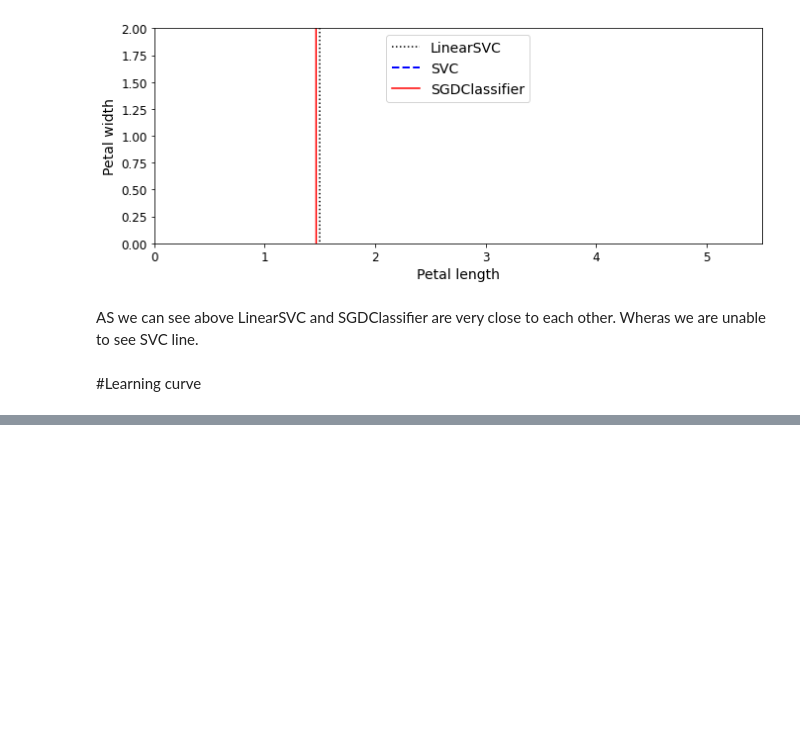
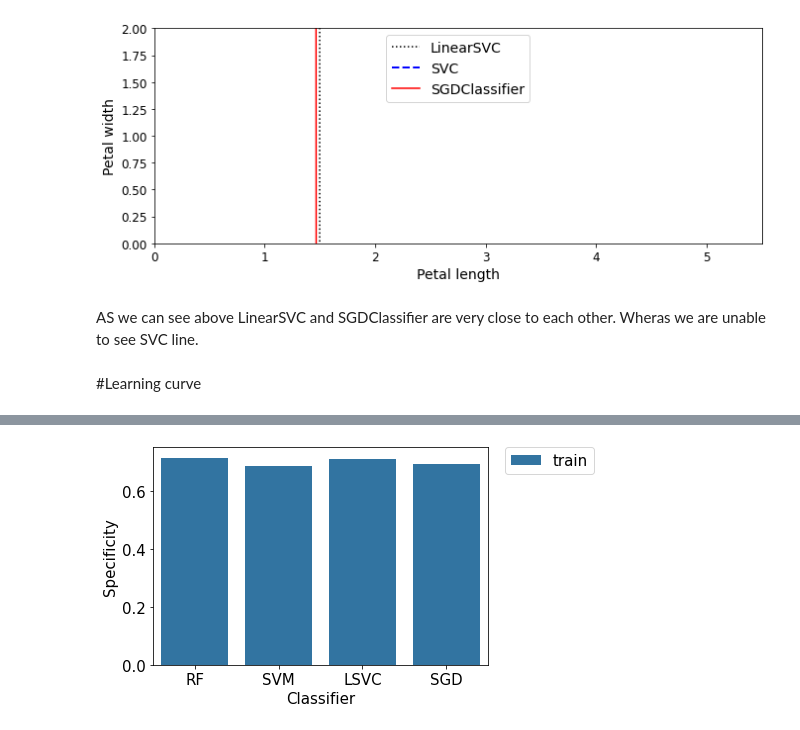
Before and after one commit to SaguPandya96/Advance-Machine-Learning-, a Jupyter notebook: Project 5/Project 5 .ipynb, the cells around one changed output, grey strips where cells are left out. Saved outputs shown, nothing was run; the diff lists cells and outputs as text; code cells hidden in the pictures; blank space fills up the shorter version.

```diff
--- a/Project 5/Project 5.ipynb
+++ b/Project 5/Project 5 .ipynb
@@ -808,0 +1095,11 @@ def plot_learning_curves(model, X, y):
+# %%
+ax = sns.barplot(x="classifier", y="specificity", hue="data_set", data=df_results)
+ax.set_xlabel('Classifier',fontsize = 15)
+ax.set_ylabel('Specificity', fontsize = 15)
+ax.tick_params(labelsize=15)
+# Put the legend out of the figure
+plt.legend(bbox_to_anchor=(1.05, 1), loc=2, borderaxespad=0., fontsize = 15)
+
+plt.show()
+# %% [output]
+[figure, added]
```
Also changed, not shown: parts of 41 cells of this notebook.
